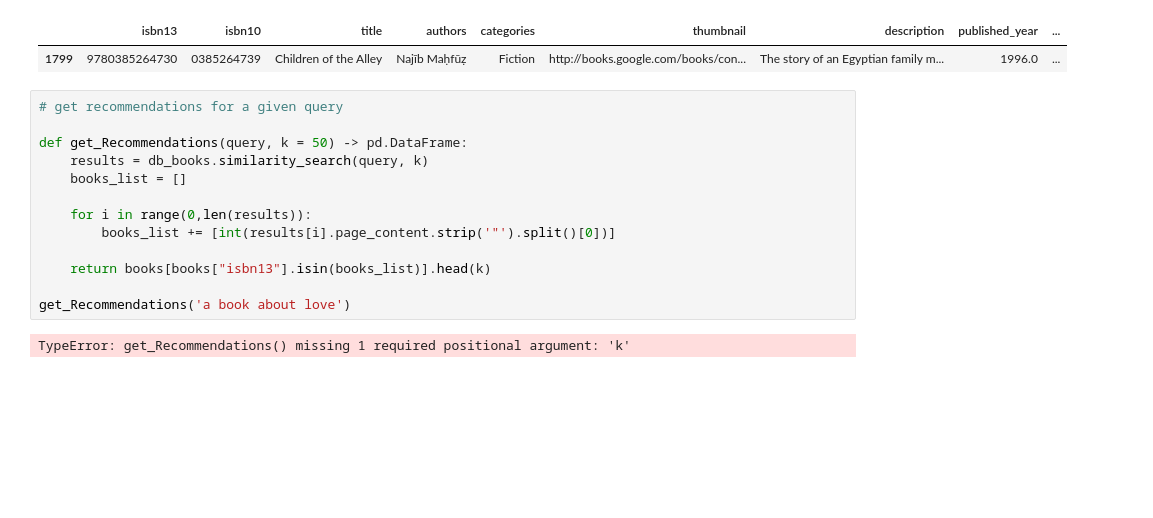
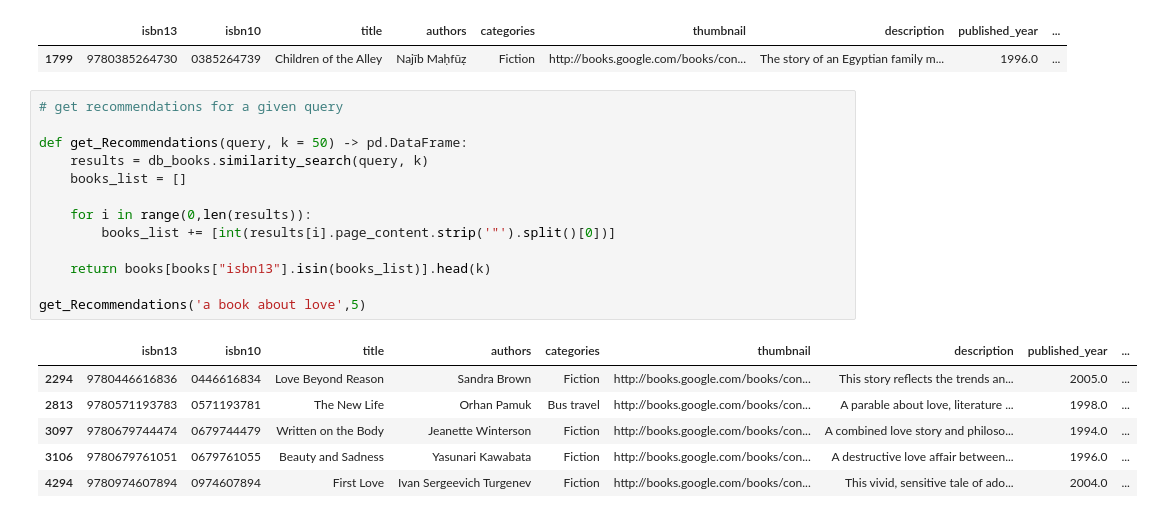
Before and after one commit to Kavinchandar/book_recommendation_LLM, a Jupyter notebook: vector_search.ipynb, the cells around one changed output. Cells and saved outputs as stored; diff of their text form; blank space fills up the shorter version.

```diff
--- a/vector_search.ipynb
+++ b/vector_search.ipynb
@@ -106,15 +106,20 @@ filtered_books
 # %%
 # get recommendations for a given query
 
 def get_Recommendations(query, k = 50) -> pd.DataFrame:
     results = db_books.similarity_search(query, k)
     books_list = []
 
     for i in range(0,len(results)):
         books_list += [int(results[i].page_content.strip('"').split()[0])]
 
     return books[books["isbn13"].isin(books_list)].head(k)
 
-get_Recommendations('a book about love')
+get_Recommendations('a book about love',5)
 # %% [output]
-TypeError: get_Recommendations() missing 1 required positional argument: 'k'
+|  | isbn13 | isbn10 | title | authors | categories | thumbnail | description | published_year | ... |
+| 2294 | 9780446616836 | 0446616834 | Love Beyond Reason | Sandra Brown | Fiction | http://books.google.com/books/con... | This story reflects the trends an... | 2005.0 | ... |
+| 2813 | 9780571193783 | 0571193781 | The New Life | Orhan Pamuk | Bus travel | http://books.google.com/books/con... | A parable about love, literature ... | 1998.0 | ... |
+| 3097 | 9780679744474 | 0679744479 | Written on the Body | Jeanette Winterson | Fiction | http://books.google.com/books/con... | A combined love story and philoso... | 1994.0 | ... |
+| 3106 | 9780679761051 | 0679761055 | Beauty and Sadness | Yasunari Kawabata | Fiction | http://books.google.com/books/con... | A destructive love affair between... | 1996.0 | ... |
+| 4294 | 9780974607894 | 0974607894 | First Love | Ivan Sergeevich Turgenev | Fiction | http://books.google.com/books/con... | This vivid, sensitive tale of ado... | 2004.0 | ... |
```
Also changed, not shown: parts of 1 cell of this notebook, 2 other files.
